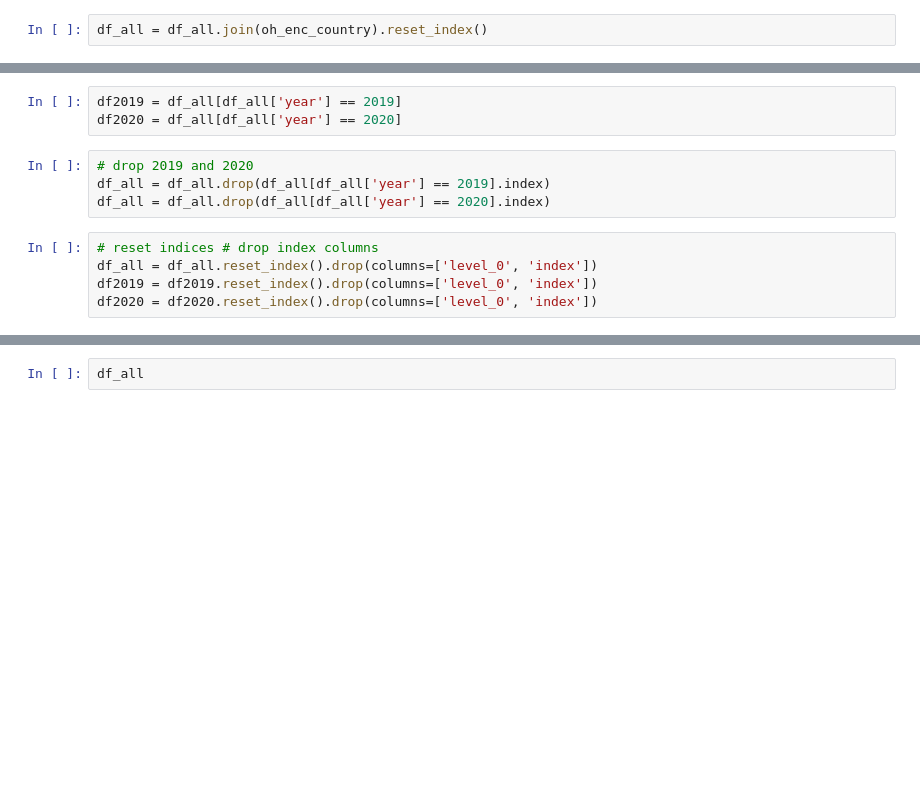
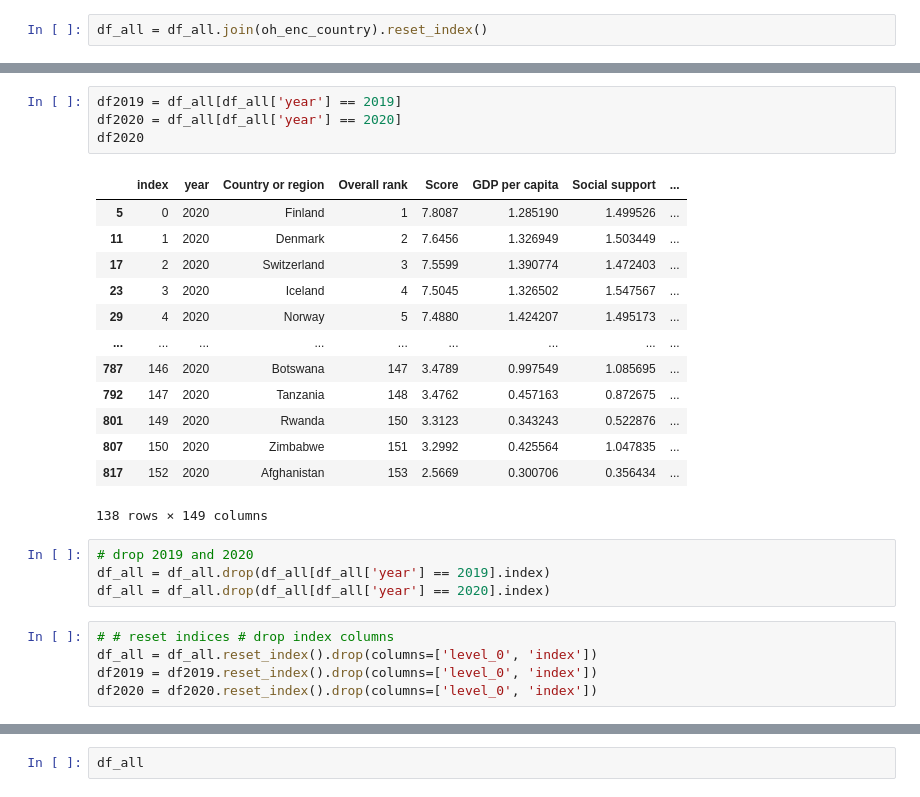
Before and after one commit to tterrytran95/happinesspro, a Jupyter notebook: Regression with WHR .ipynb, the cells around one changed output, grey strips where cells are left out. Cells and saved outputs as stored; diff of their text form; blank space fills up the shorter version.

```diff
--- a/Regression with WHR .ipynb
+++ b/Regression with WHR .ipynb
@@ -129,12 +168,27 @@ df_all = df_all.join(oh_enc_country).reset_index()
 # %%
 df2019 = df_all[df_all['year'] == 2019]
 df2020 = df_all[df_all['year'] == 2020]
+df2020
+# %% [output]
+|  | index | year | Country or region | Overall rank | Score | GDP per capita | Social support | ... |
+| 5 | 0 | 2020 | Finland | 1 | 7.8087 | 1.285190 | 1.499526 | ... |
+| 11 | 1 | 2020 | Denmark | 2 | 7.6456 | 1.326949 | 1.503449 | ... |
+| 17 | 2 | 2020 | Switzerland | 3 | 7.5599 | 1.390774 | 1.472403 | ... |
+| 23 | 3 | 2020 | Iceland | 4 | 7.5045 | 1.326502 | 1.547567 | ... |
+| 29 | 4 | 2020 | Norway | 5 | 7.4880 | 1.424207 | 1.495173 | ... |
+| ... | ... | ... | ... | ... | ... | ... | ... | ... |
+| 787 | 146 | 2020 | Botswana | 147 | 3.4789 | 0.997549 | 1.085695 | ... |
+| 792 | 147 | 2020 | Tanzania | 148 | 3.4762 | 0.457163 | 0.872675 | ... |
+| 801 | 149 | 2020 | Rwanda | 150 | 3.3123 | 0.343243 | 0.522876 | ... |
+| 807 | 150 | 2020 | Zimbabwe | 151 | 3.2992 | 0.425564 | 1.047835 | ... |
+| 817 | 152 | 2020 | Afghanistan | 153 | 2.5669 | 0.300706 | 0.356434 | ... |
+138 rows × 149 columns
 # %%
 # drop 2019 and 2020
 df_all = df_all.drop(df_all[df_all['year'] == 2019].index)
 df_all = df_all.drop(df_all[df_all['year'] == 2020].index)
 # %%
-# reset indices # drop index columns
+# # reset indices # drop index columns
 df_all = df_all.reset_index().drop(columns=['level_0', 'index'])
 df2019 = df2019.reset_index().drop(columns=['level_0', 'index'])
 df2020 = df2020.reset_index().drop(columns=['level_0', 'index'])
```
Also changed, not shown: parts of 25 cells of this notebook.
